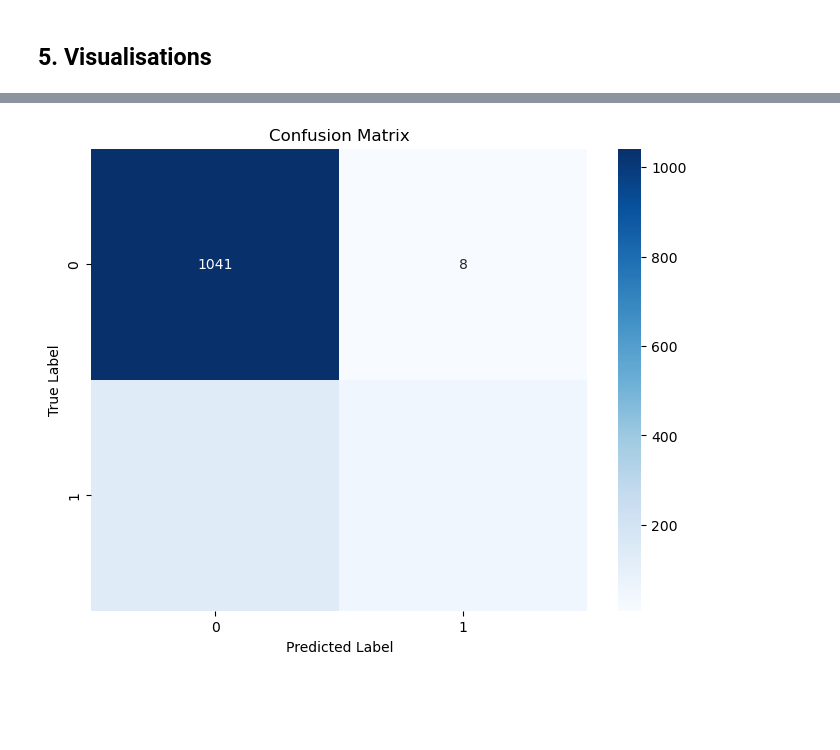
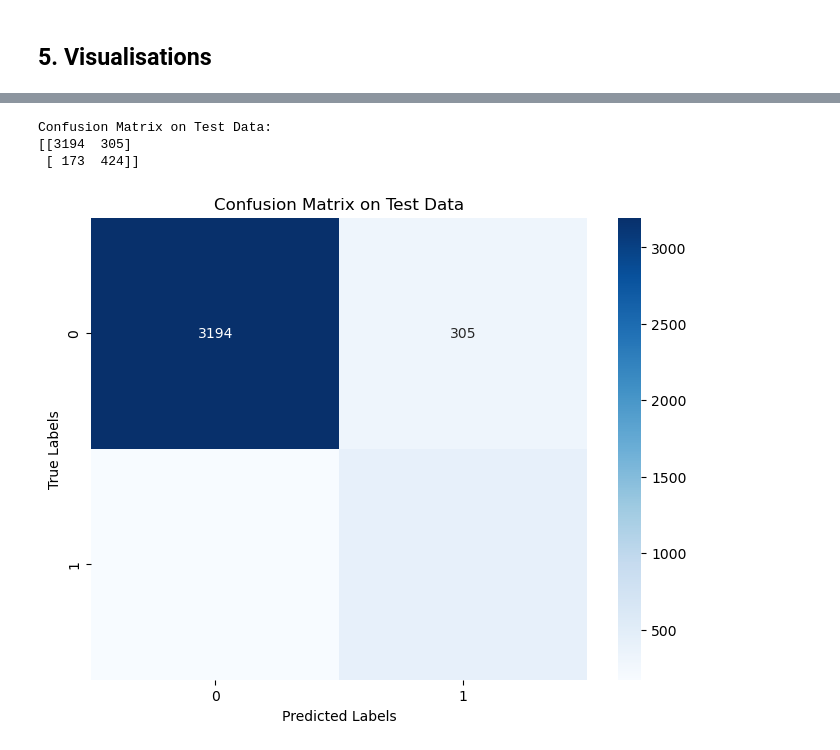
Before and after one commit to mxvp/TP53_classifier, a Jupyter notebook: rf_preprocessed.ipynb, the cells around one changed output, grey strips where cells are left out. Cells and saved outputs as stored; diff of their text form; code cells hidden in the pictures; blank space fills up the shorter version.

```diff
--- a/rf_preprocessed.ipynb
+++ b/rf_preprocessed.ipynb
@@ -76,3 +135,3 @@ def CreateSTSim(dataset, num_circles=6, grid_size=64, circle_radius=[4, 9], seed
 # %%
-grid_size = 64
-features, labels, samples = CreateSTSim(dataset, num_circles = 6, grid_size = grid_size, circle_radius = [4,9],  seed = 1) ## Set seed for reproducibility
+# Spatial data simulation for test set
+features_test, labels_test, samples_test = CreateSTSim(X_test, y_test, num_circles=6, grid_size=grid_size, circle_radius=[4, 9], seed=1)
@@ -100,11 +140,18 @@ X_train, X_test, y_train, y_test = train_test_split(combined_data, flattened_lab
+# %%
+# Further processing for training and testing
+# Reshape the features to prepare for modeling - for training and testing sets
+reshaped_features_train = features_train.reshape(-1, features_train.shape[2])  # Reshape training features
+reshaped_features_test = features_test.reshape(-1, features_test.shape[2])  # Reshape test features
+
+# Flatten the labels - for training and testing sets
+flattened_labels_train = labels_train.flatten()  # Flatten training labels
+flattened_labels_test = labels_test.flatten()  # Flatten test labels
 # %%
-# Initialize the Random Forest Classifier
+# Model training using simulated training data
 rf_classifier = RandomForestClassifier(n_estimators=100, random_state=42)
-
-# Train the model
-rf_classifier.fit(X_train, y_train)
+rf_classifier.fit(reshaped_features_train, flattened_labels_train)
 # %% [output]
 RandomForestClassifier(random_state=42)
 # %%
-# Predict on the test set
-predictions = rf_classifier.predict(X_test)
+#Predict on the simulated test set
+predictions_test = rf_classifier.predict(reshaped_features_test)
@@ -204,10 +239,18 @@ IndexError: index 14197 is out of bounds for axis 0 with size 14196
 # %%
-conf_matrix = confusion_matrix(y_test, predictions)
+# Calculate confusion matrix
+conf_matrix = confusion_matrix(flattened_labels_test, predictions_test)
+print("Confusion Matrix on Test Data:")
+print(conf_matrix)
+
+# Plot Confusion Matrix
 plt.figure(figsize=(8, 6))
-sns.heatmap(conf_matrix, annot=True, fmt='d', cmap='Blues')
-plt.xlabel('Predicted Label')
-plt.ylabel('True Label')
-plt.title('Confusion Matrix')
+sns.heatmap(conf_matrix, annot=True, cmap='Blues', fmt='d')
+plt.xlabel('Predicted Labels')
+plt.ylabel('True Labels')
+plt.title('Confusion Matrix on Test Data')
 plt.show()
 # %% [output]
+Confusion Matrix on Test Data:
+[[3194  305]
+ [ 173  424]]
-[figure, old version]
+[figure, new version]
```
Also changed, not shown: parts of 21 cells of this notebook.
